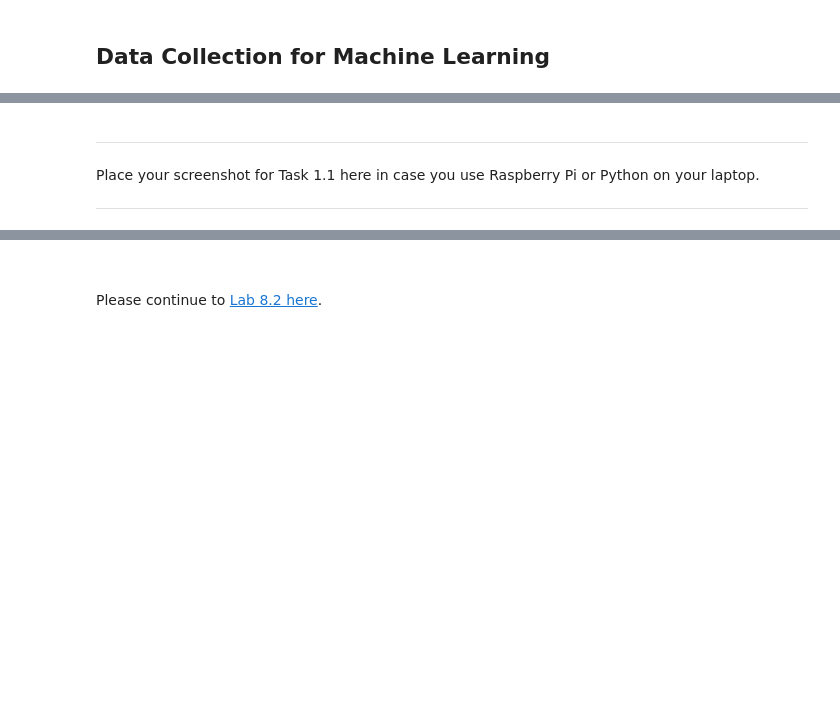
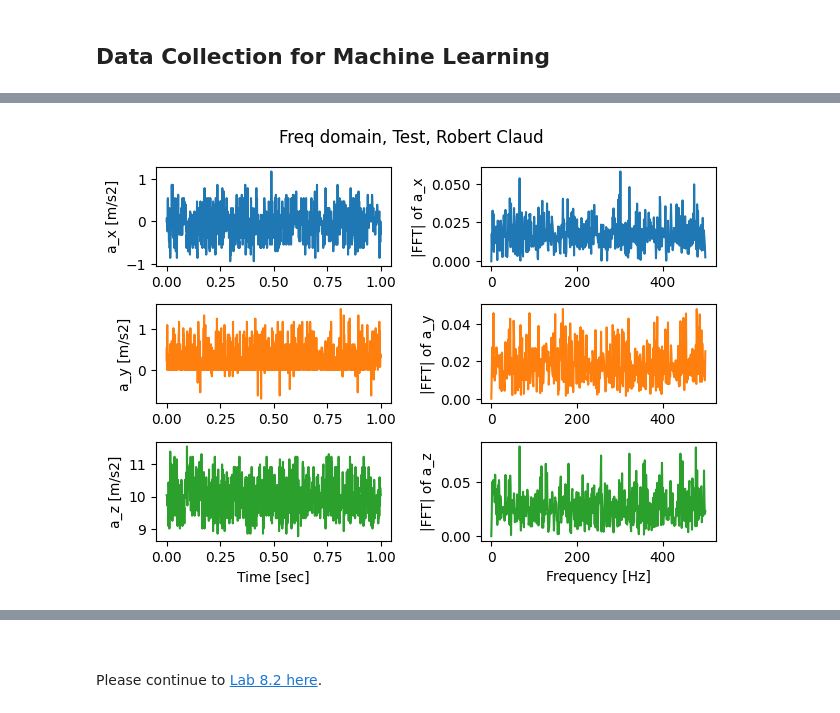
Before and after one commit to rd908213/ME-597-IIoT, a Jupyter notebook: lab/lab8/L8_Colab1.ipynb, the cells around one changed output, grey strips where cells are left out. Drawn from its saved outputs; the diff is of its cells as text; code cells hidden in the pictures; blank space fills up the shorter version.

```diff
--- a/lab/lab8/L8_Colab1.ipynb
+++ b/lab/lab8/L8_Colab1.ipynb
@@ -181,6 +176,0 @@ After running ‘Lab8_data_collector.py’ with variables, ‘condition_identifi
-# %% [markdown]
----
-
-Place your screenshot for Task 1.1 here in case you use Raspberry Pi or Python on your laptop.
-
----
@@ -190,0 +183,12 @@ import pandas as pd
+# %%
+def decompose(
+    data,
+):  # decompose data from string (with space delimited) to a float array
+    return np.fromstring(data, dtype=float, sep=" ")
+
+
+def get_fft(x, T, N):  # fft converting
+    f = fftfreq(N, T)[: N // 2]
+    y_mag = 2 / N * np.abs(fft(x)[: N // 2])
+    y_mag[0] = 0
+    return f, y_mag
@@ -190,0 +267,6 @@ import pandas as pd
+# %%
+# Instances of functions for Task 1.1
+test_output = ADXLOutput("./data/20260328_161702_Test_lab8_data.csv")
+test_output.generate_plot()
+# %% [output]
+[figure, added]
```
Also changed, not shown: parts of 21 cells of this notebook.
